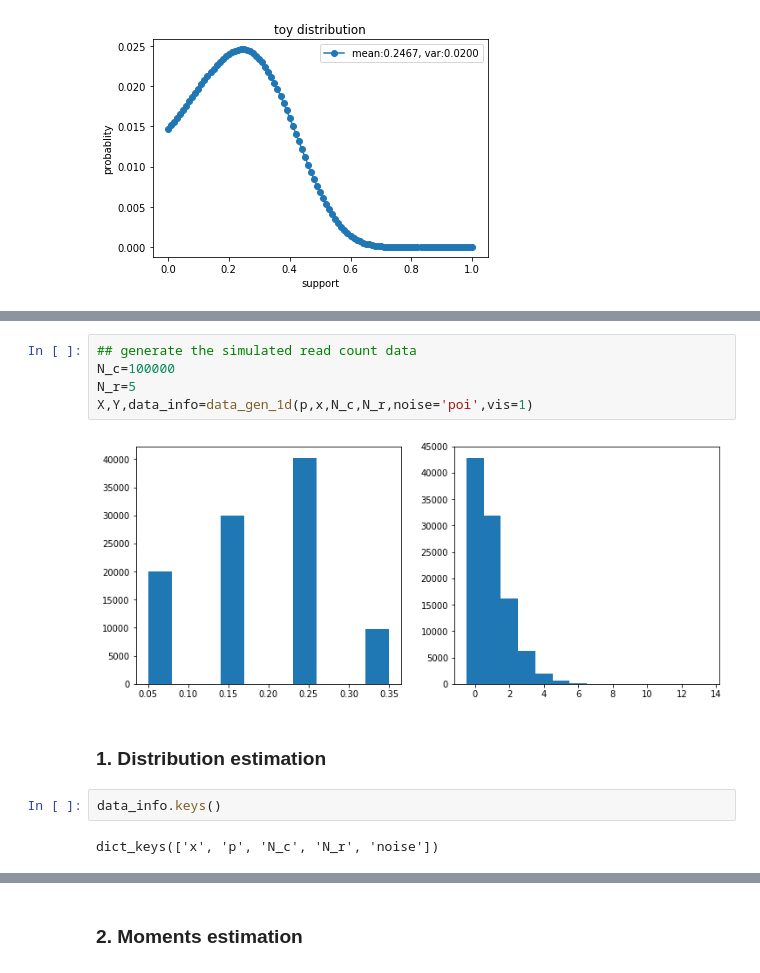
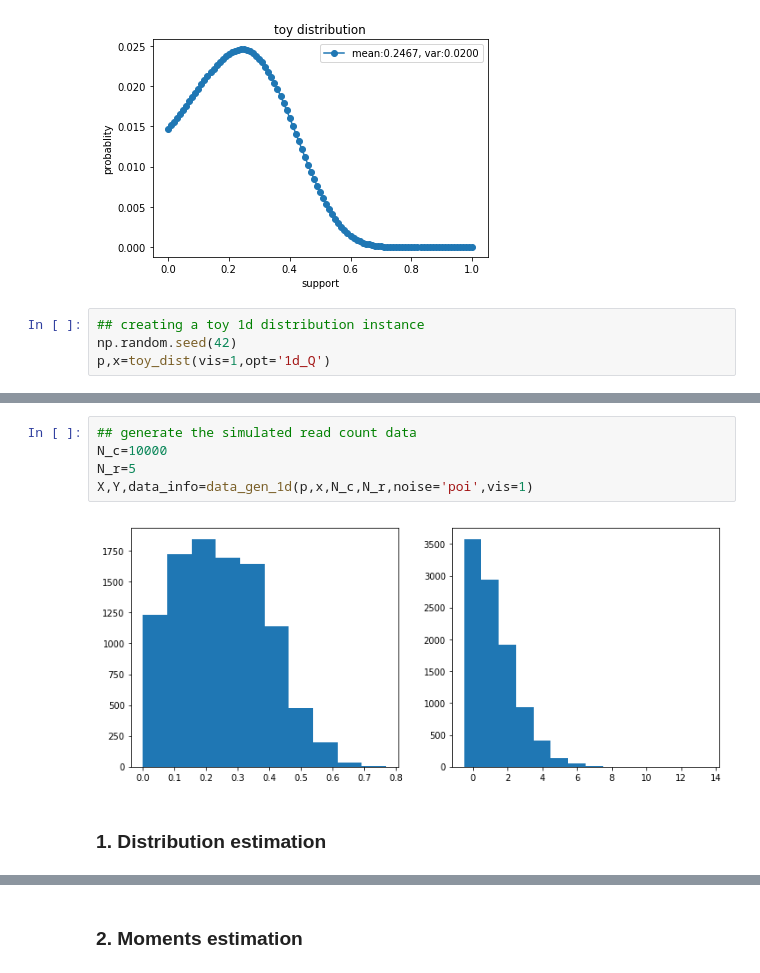
Before and after one commit to martinjzhang/single_cell_eb, a Jupyter notebook: demo2.ipynb, the cells around one changed output, grey strips where cells are left out. Saved outputs shown, nothing was run; the diff lists cells and outputs as text.

```diff
--- a/demo2.ipynb
+++ b/demo2.ipynb
@@ -43,3 +34,7 @@ p,x=toy_dist(vis=1,opt='1d_Q')
 # %% [output]
 [ 2.4   2.15  1.2  -0.7  -5.  ]
 [figure]
+# %%
+## creating a toy 1d distribution instance
+np.random.seed(42)
+p,x=toy_dist(vis=1,opt='1d_Q')
@@ -46,13 +44,9 @@ p,x=toy_dist(vis=1,opt='1d_Q')
 # %%
 ## generate the simulated read count data
-N_c=100000
+N_c=10000
 N_r=5
 X,Y,data_info=data_gen_1d(p,x,N_c,N_r,noise='poi',vis=1)
 # %% [output]
-[figure, old version]
+[figure, new version]
 # %% [markdown]
 ### 1. Distribution estimation ###
-# %%
-data_info.keys()
-# %% [output]
-dict_keys(['x', 'p', 'N_c', 'N_r', 'noise'])
```
Also changed, not shown: parts of 6 cells of this notebook, 1 other file.
